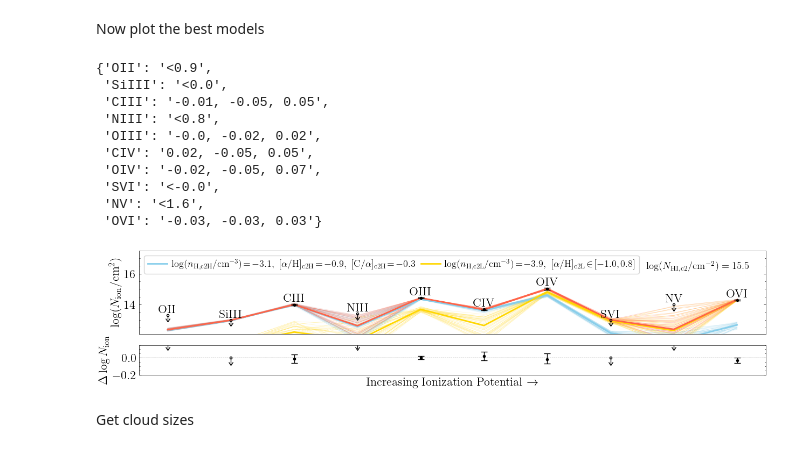
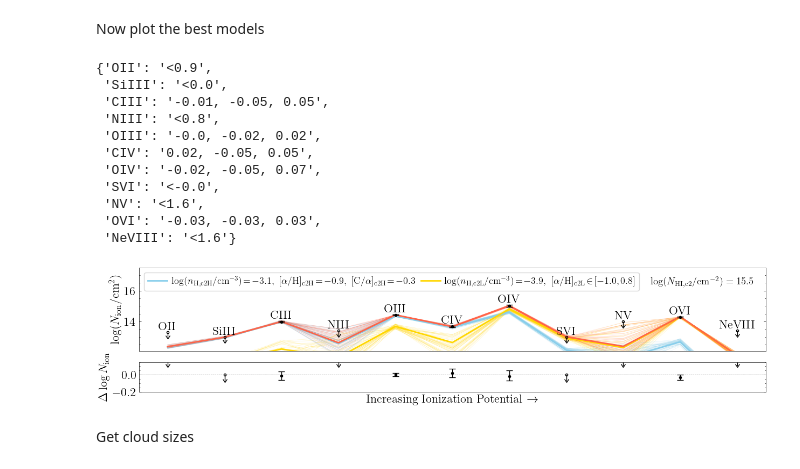
Before and after one commit to suyashk12/cgm_science, a Jupyter notebook: cloudy_fit/z=0.67_PIE_fit.ipynb, the cells around one changed output. Saved outputs shown, nothing was run; the diff lists cells and outputs as text; code cells hidden in the pictures.

```diff
--- a/cloudy_fit/z=0.67_PIE_fit.ipynb
+++ b/cloudy_fit/z=0.67_PIE_fit.ipynb
@@ -358,7 +358,7 @@ logN_dict = {#'HI':'15.52, -0.05, +0.05',
             'OIII':'14.43, -0.02, +0.02',
             'OIV':'15.01, -0.05, +0.07',
             'OVI':'14.29, -0.03, +0.03',
-            #'NeVIII':'<13.4',
+            'NeVIII':'<13.4',
             #'MgII':'<11.4',
             #'AlIII':'<12.5',
             #'SiII':'<13.3',
@@ -406,13 +406,15 @@ logN_res_dict
  'OIV': '-0.02, -0.05, 0.07',
  'SVI': '<-0.0',
  'NV': '<1.6',
- 'OVI': '-0.03, -0.03, 0.03'}
+ 'OVI': '-0.03, -0.03, 0.03',
+ 'NeVIII': '<1.6'}
 # %%
 logN_res_up = {k:'<0.4' for k in list(logN_res_dict.keys())}
 
 logN_res_up['OII'] = '<0.18'
 logN_res_up['NIII'] = '<0.18'
 logN_res_up['NV'] = '<0.18'
+logN_res_up['NeVIII'] = '<0.18'
 # %%
 # Model curves for each step
 logN_species_p1_grid = predict_col_dens(logN_dict, logN_HI_test, flat_samples_two_phase['log_hdens_p1'], flat_samples_two_phase['log_metals_p1'],
@@ -462,42 +464,41 @@ axes[0].plot(np.arange(len(logN_dict)), logN_species_p2_best, color='gold', lw=2
 axes[0].plot(np.arange(len(logN_dict)), logN_species_best, color='tomato', lw=2)
 
 
-plot_column_densities_obs(logN_dict, fig, axes[0],
-                         gray_out = ['NeVIII'], c_dy=1.7)
+plot_column_densities_obs(logN_dict, fig, axes[0], c_dy=1.7)
 
 axes[0].set_ylim(12.1,17.5)
 
 axes[0].set_xlabel(None)
 
-axes[0].text(len(logN_dict)-.8, 16.3, r'$\log(N_\mathrm{HI, c2}/\mathrm{cm}^{-2}) = 15.5$', fontsize=13.5,
+axes[0].text(len(logN_dict)-.7, 16.4, r'$\log(N_\mathrm{HI, c2}/\mathrm{cm}^{-2}) = 15.5$', fontsize=13.5,
             horizontalalignment='right')
 
 handles = []
 
 handles.append(mlines.Line2D([], [], lw=2,
                              color='skyblue',
                              marker='None',
               linestyle='-', markersize=8, label=r'$\log(n_\mathrm{H, c2H}/\mathrm{cm}^{-3}) \!=\! -3.1, \ \mathrm{[\alpha/H]_{c2H}}\!=\!-0.9, \ \mathrm{[C/\alpha]_{c2H}}\!=\!-0.3$'))
 
 handles.append(mlines.Line2D([], [], lw=2,
                              color='gold',
                              marker='None',
               linestyle='-', markersize=8, label=r'$\log(n_\mathrm{H, c2L}/\mathrm{cm}^{-3}) \!=\! -3.9, \ \mathrm{[\alpha/H]_{c2L}}\!\in\![-1.0,0.8]$'))
 
 axes[0].legend(handles=handles, loc='upper left', fontsize=13, ncol=2, columnspacing=.6, handletextpad=0.4)
 
 plot_column_densities_obs(logN_res_dict, fig, axes[1], label_ions=False, dy=.05)
 # For non-detections not in residual panel
 plot_column_densities_obs(logN_res_up, fig, axes[1], label_ions=False, dy=.05)
 
 axes[1].set_ylim(-0.2,0.15)
 axes[1].axhline(0, linestyle='--', lw=.5)
 axes[1].set_ylabel(r'$\Delta \log N_\mathrm{ion}$')
 
 plt.savefig('/Users/thepoetoftwilight/Documents/CUBS/Data/PG1522+101/Ions/z={}/z={}_cloudy_c1.pdf'.format(z_sys, str(z_sys).replace('.', '_')), dpi=300)
 plt.savefig('/Users/thepoetoftwilight/Documents/CUBS/Data/PG1522+101/Ions/z={}/z={}_cloudy_c1.png'.format(z_sys, str(z_sys).replace('.', '_')), dpi=300)
 # %% [output]
-[figure, old version]
+[figure, new version]
 # %% [markdown]
 Get cloud sizes
 # %%
```
Also changed, not shown: parts of 1 cell of this notebook, 9 other files.
